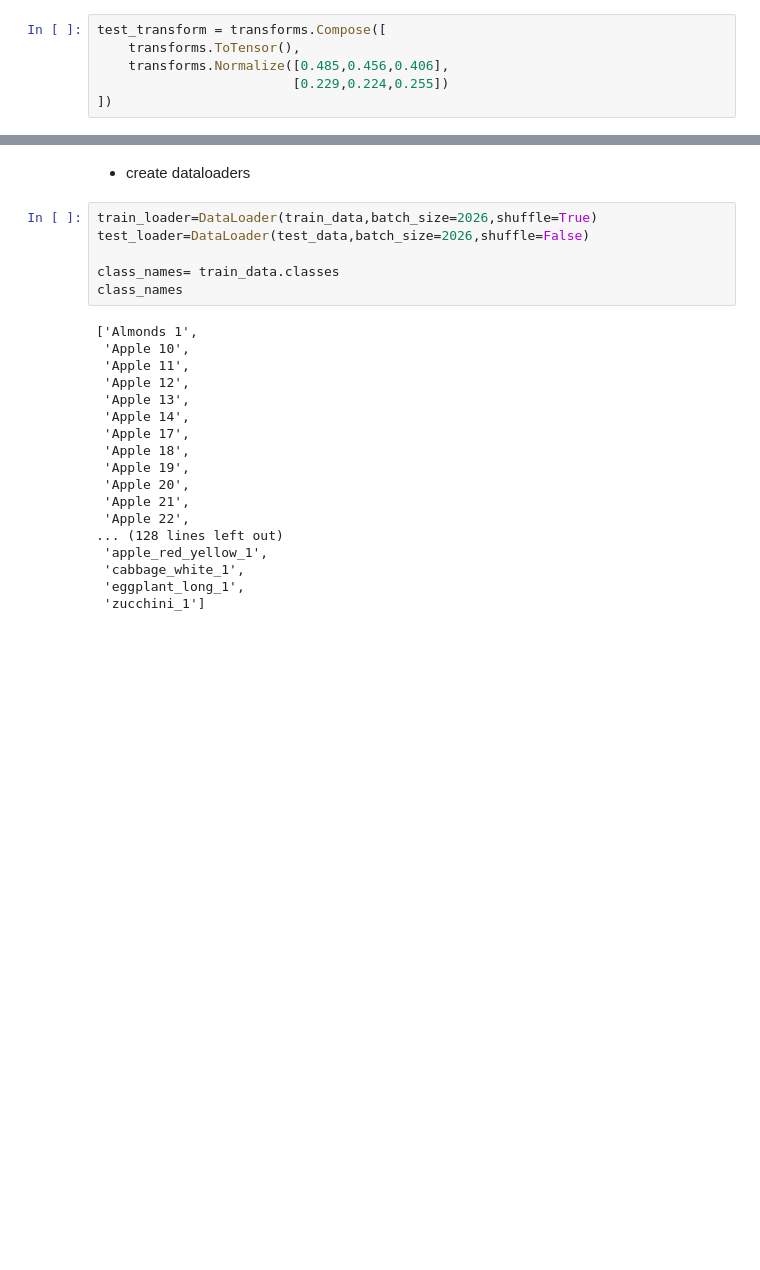
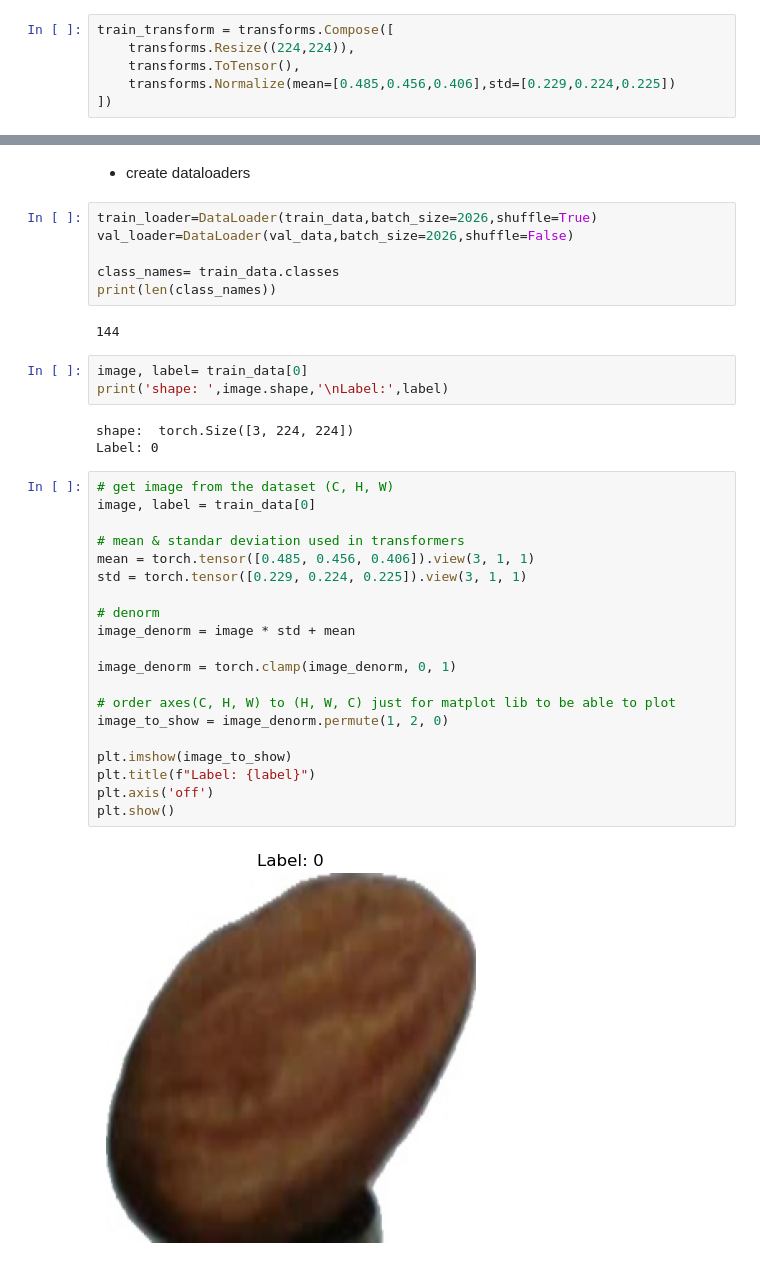
Before and after one commit to 77COWBOY/Fruit_classifier, a Jupyter notebook: Untitled.ipynb, the cells around one changed output, grey strips where cells are left out. Saved outputs shown, nothing was run; the diff lists cells and outputs as text; blank space fills up the shorter version.

```diff
--- a/Untitled.ipynb
+++ b/Untitled.ipynb
@@ -38,9 +24,9 @@ train_transform = transforms.Compose([
 ])
 # %%
-test_transform = transforms.Compose([
+train_transform = transforms.Compose([
+    transforms.Resize((224,224)),
     transforms.ToTensor(),
-    transforms.Normalize([0.485,0.456,0.406],
-                         [0.229,0.224,0.255])
+    transforms.Normalize(mean=[0.485,0.456,0.406],std=[0.229,0.224,0.225])
 ])
 # %%
 train_dir='fruits-360-original-size/Training/'
@@ -54,25 +40,37 @@ test_data = datasets.ImageFolder(os.path.join(test_dir),transform=test_transform
 * create dataloaders
 # %%
 train_loader=DataLoader(train_data,batch_size=2026,shuffle=True)
-test_loader=DataLoader(test_data,batch_size=2026,shuffle=False)
+val_loader=DataLoader(val_data,batch_size=2026,shuffle=False)
 
 class_names= train_data.classes
-class_names
+print(len(class_names))
 # %% [output]
-['Almonds 1',
- 'Apple 10',
- 'Apple 11',
- 'Apple 12',
- 'Apple 13',
- 'Apple 14',
- 'Apple 17',
- 'Apple 18',
- 'Apple 19',
- 'Apple 20',
- 'Apple 21',
- 'Apple 22',
-... (128 lines left out)
- 'apple_red_yellow_1',
- 'cabbage_white_1',
- 'eggplant_long_1',
- 'zucchini_1']
+144
+# %%
+image, label= train_data[0]
+print('shape: ',image.shape,'\nLabel:',label)
+# %% [output]
+shape:  torch.Size([3, 224, 224])
+Label: 0
+# %%
+# get image from the dataset (C, H, W)
+image, label = train_data[0]
+
+# mean & standar deviation used in transformers
+mean = torch.tensor([0.485, 0.456, 0.406]).view(3, 1, 1)
+std = torch.tensor([0.229, 0.224, 0.225]).view(3, 1, 1)
+
+# denorm
+image_denorm = image * std + mean
+
+image_denorm = torch.clamp(image_denorm, 0, 1)
+
+# order axes(C, H, W) to (H, W, C) just for matplot lib to be able to plot
+image_to_show = image_denorm.permute(1, 2, 0)
+
+plt.imshow(image_to_show)
+plt.title(f"Label: {label}")
+plt.axis('off')
+plt.show()
+# %% [output]
+[figure, added]
```
Also changed, not shown: parts of 14 cells of this notebook.
